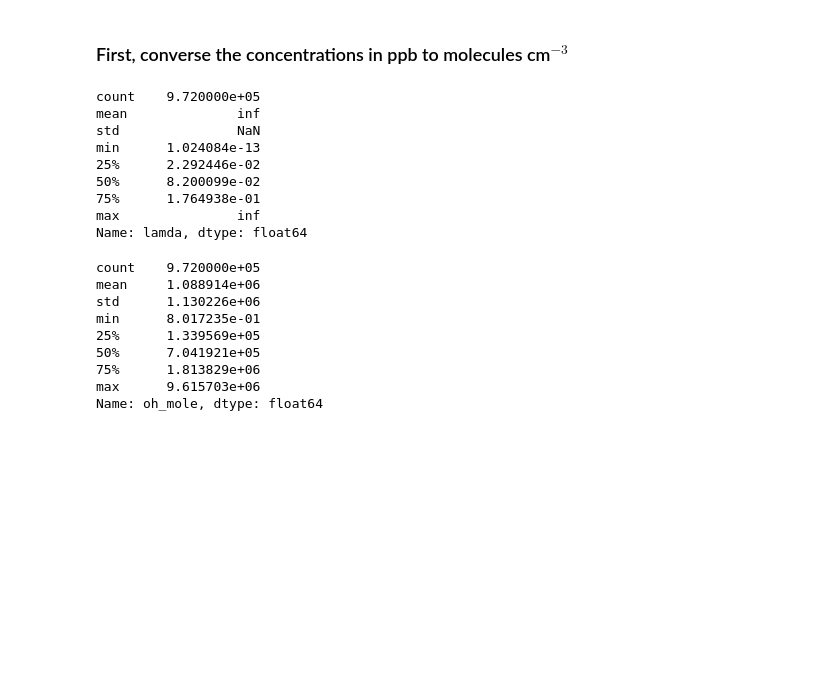
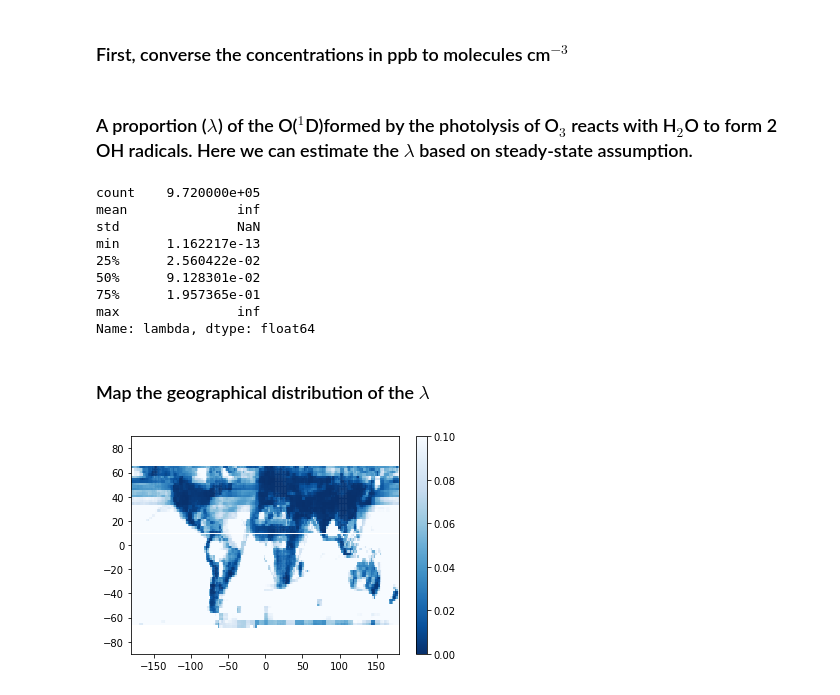
Before and after one commit to csuen27/ozone-budget, a Jupyter notebook: steady-state assumption.ipynb, the cells around one changed output. Cells and saved outputs as stored; diff of their text form; code cells hidden in the pictures; blank space fills up the shorter version.

```diff
--- a/steady-state assumption.ipynb
+++ b/steady-state assumption.ipynb
@@ -30,7 +30,7 @@ rest['pan_mole'] = rest['pan']*1.01325*10**5/rest['tas']*7.243*10**7*(10**9)
 rest['ho2_mole'] = rest['HO₂']*1.01325*10**5/rest['tas']*7.243*10**7*(10**9)
 rest['ch3o2_mole'] = rest['CH₃O₂']*1.01325*10**5/rest['tas']*7.243*10**7*(10**9)
 
-rest['k_ho2_ho2'] = 3.0*10**(-13)*np.exp(460/rest['tas'])
+rest['k_ho2_ho2'] = 3.0*10**(-13)*np.exp(490/rest['tas'])
 rest['k_no_ho2'] = data['k_no_ho2']
 rest['k_no_ch3o2'] = data['k_no_ch3o2']
 rest['k_o1d_h2o'] = data['k_o1d_h2o']
@@ -41,25 +39,36 @@ rest['k_o3_oh'] = data['k_o3_oh']
+# %% [markdown]
+### A proportion (${\lambda}$) of the O(${^1}$D)formed by the photolysis of O${_3}$ reacts with H${_2}$O to form 2 OH radicals. Here we can estimate the ${\lambda}$ based on steady-state assumption.
 # %%
-rest['lamda'] = rest['ho2_mole']*rest['ho2_mole']*rest['k_ho2_ho2']/rest['photo1d']/rest['o3_mole']
-rest['lamda'].describe()
+rest['lambda'] = rest['ho2_mole']*rest['ho2_mole']*rest['k_ho2_ho2']/rest['photo1d']/rest['o3_mole']
+rest['lambda'].describe()
 # %% [output]
 count    9.720000e+05
 mean              inf
 std               NaN
-min      1.024084e-13
-25%      2.292446e-02
-50%      8.200099e-02
-75%      1.764938e-01
+min      1.162217e-13
+25%      2.560422e-02
+50%      9.128301e-02
+75%      1.957365e-01
 max               inf
-Name: lamda, dtype: float64
+Name: lambda, dtype: float64
-# %%
-rest['oh_mole'].describe()
-# %% [output]
-count    9.720000e+05
-mean     1.088914e+06
-std      1.130226e+06
-min      8.017235e-01
-25%      1.339569e+05
-50%      7.041921e+05
-75%      1.813829e+06
-max      9.615703e+06
-Name: oh_mole, dtype: float64
+# %% [markdown]
+### Map the geographical distribution of the ${\lambda}$
+# %%
+country = pd.read_csv('/Users/csuen/Desktop/PhD/Maps/country_province_state_2*2.csv')
+rest = rest.merge(country, how = 'left', left_on = ['longitude','latitude'], right_on = ['longitude','latitude'])
+rest = rest.drop(['province','state'], axis=1)
+# %%
+rest['loc'] = rest['longitude']*1000 + rest['latitude']
+rest_map = rest.groupby(['loc']).mean()
+
+cm = plt.cm.get_cmap('Blues_r')
+x = rest_map['longitude']
+y = rest_map['latitude']
+z = rest_map['lambda']
+sc = plt.scatter(x, y, c=z, marker="s", vmin=0, vmax=0.1, s=2, cmap=cm)
+plt.xlim([-180, 180])
+plt.ylim([-90, 90])
+plt.colorbar(sc)
+plt.show()
+# %% [output]
+[figure, added]
```
Also changed, not shown: parts of 2 cells of this notebook.
